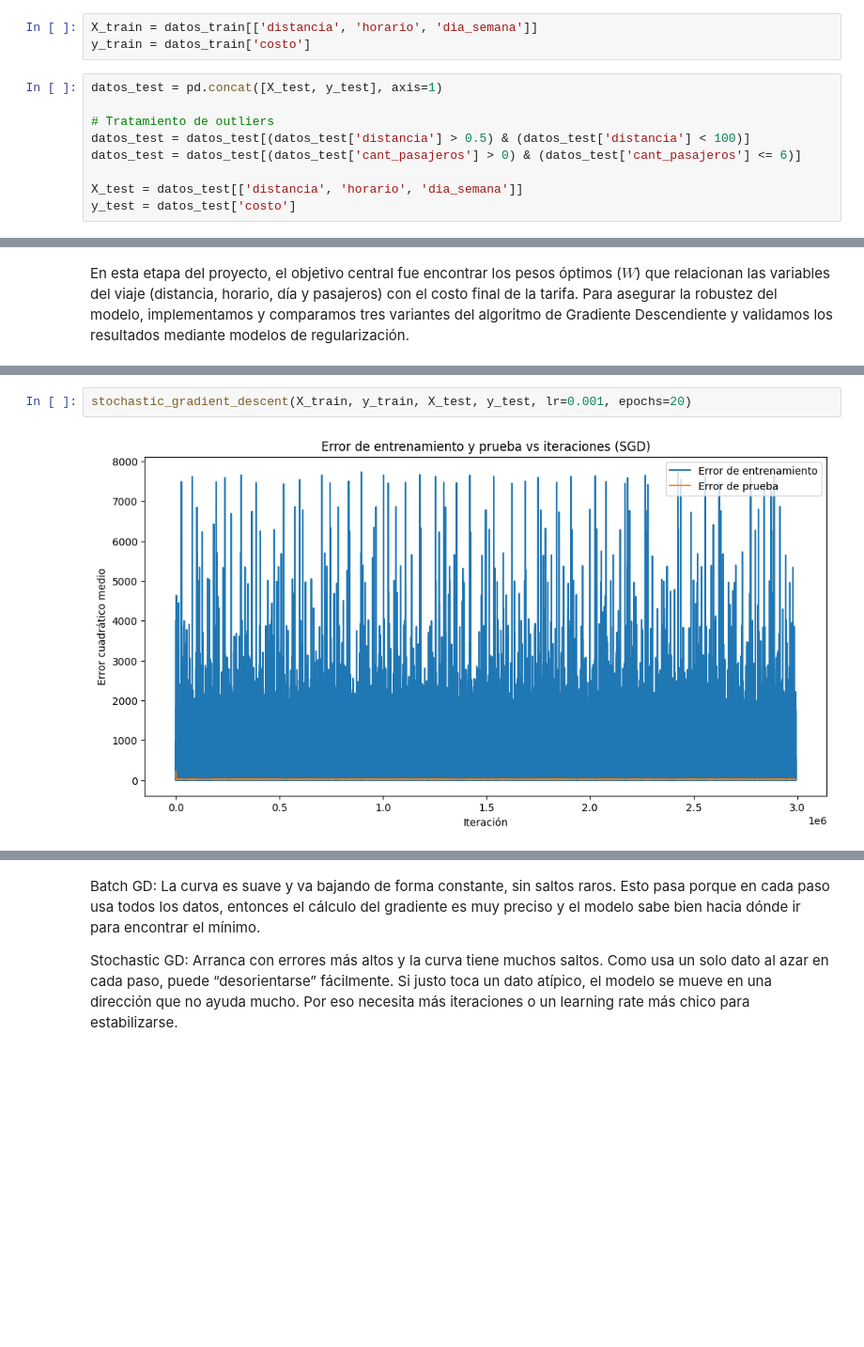
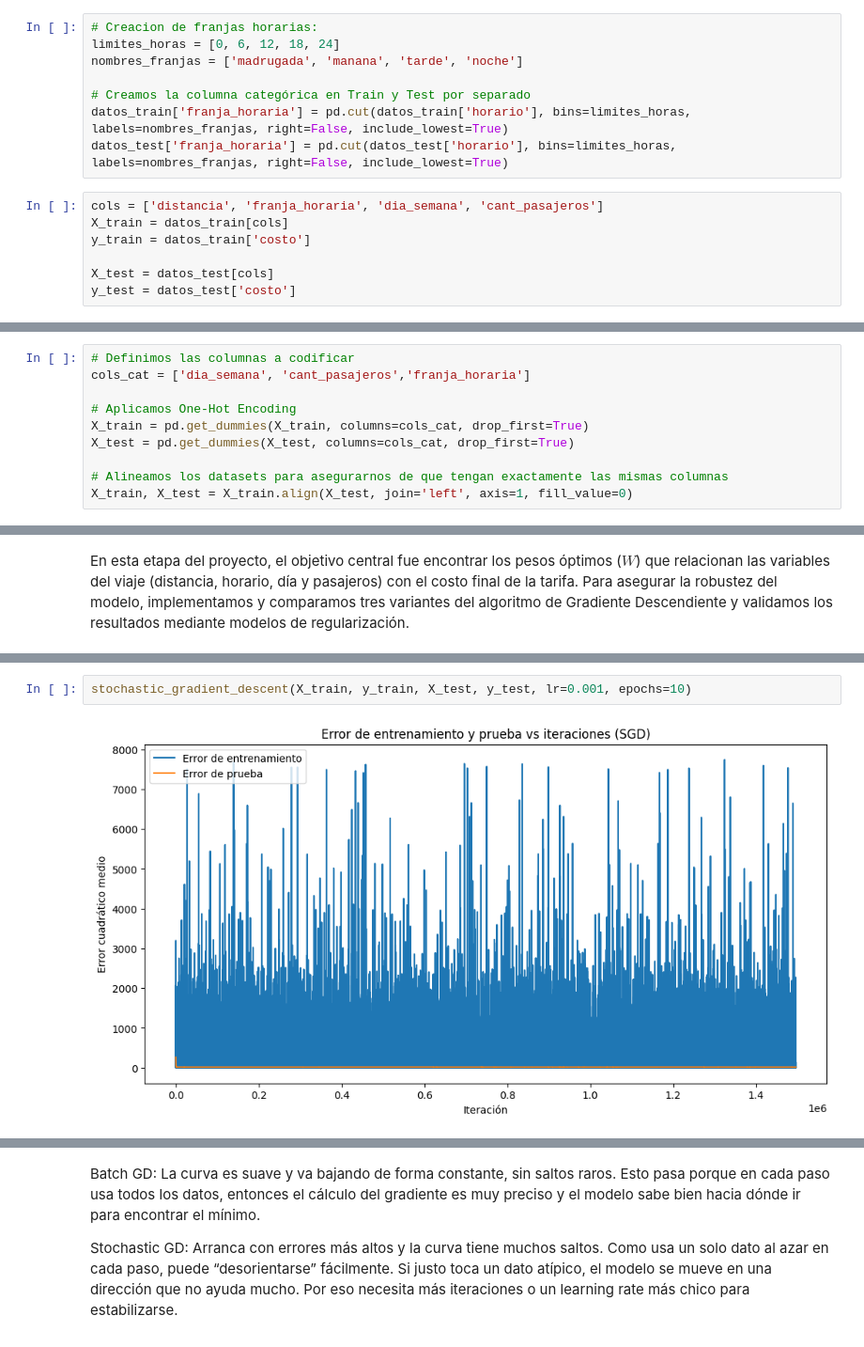
Before and after one commit to candestefano/AA1-TUIA-2026C1-Bartomioli-Stefano-Vera, a Jupyter notebook: TP-regresion-AA1.ipynb, the cells around one changed output, grey strips where cells are left out. Shown at 94% size. Saved outputs shown, nothing was run; the diff lists cells and outputs as text; blank space fills up the shorter version.

```diff
--- a/TP-regresion-AA1.ipynb
+++ b/TP-regresion-AA1.ipynb
@@ -239,12 +333,15 @@ Presentamos este análisis dual para demostrar que la cantidad de viajes no siem
+# %%
+# Creacion de franjas horarias:
+limites_horas = [0, 6, 12, 18, 24]
+nombres_franjas = ['madrugada', 'manana', 'tarde', 'noche']
+
+# Creamos la columna categórica en Train y Test por separado
+datos_train['franja_horaria'] = pd.cut(datos_train['horario'], bins=limites_horas, labels=nombres_franjas, right=False, include_lowest=True)
+datos_test['franja_horaria'] = pd.cut(datos_test['horario'], bins=limites_horas, labels=nombres_franjas, right=False, include_lowest=True)
 # %%
-X_train = datos_train[['distancia', 'horario', 'dia_semana']]
+cols = ['distancia', 'franja_horaria', 'dia_semana', 'cant_pasajeros']
+X_train = datos_train[cols]
 y_train = datos_train['costo']
+
+X_test = datos_test[cols]
+y_test = datos_test['costo']
-# %%
-datos_test = pd.concat([X_test, y_test], axis=1)
-
-# Tratamiento de outliers
-datos_test = datos_test[(datos_test['distancia'] > 0.5) & (datos_test['distancia'] < 100)]
-datos_test = datos_test[(datos_test['cant_pasajeros'] > 0) & (datos_test['cant_pasajeros'] <= 6)]
-
-X_test = datos_test[['distancia', 'horario', 'dia_semana']]
-y_test = datos_test['costo']
@@ -252,0 +348,10 @@ Determinamos los datos y la limpieza de los datos de testeo, usando el mismo cri
+# %%
+# Definimos las columnas a codificar
+cols_cat = ['dia_semana', 'cant_pasajeros','franja_horaria']
+
+# Aplicamos One-Hot Encoding
+X_train = pd.get_dummies(X_train, columns=cols_cat, drop_first=True)
+X_test = pd.get_dummies(X_test, columns=cols_cat, drop_first=True)
+
+# Alineamos los datasets para asegurarnos de que tengan exactamente las mismas columnas
+X_train, X_test = X_train.align(X_test, join='left', axis=1, fill_value=0)
@@ -455,4 +596,4 @@ array([[10.4732051 ],
 # %%
-stochastic_gradient_descent(X_train, y_train, X_test, y_test, lr=0.001, epochs=20)
+stochastic_gradient_descent(X_train, y_train, X_test, y_test, lr=0.001, epochs=10)
 # %% [output]
-[figure, old version]
+[figure, new version]
```
Also changed, not shown: parts of 39 cells of this notebook.
